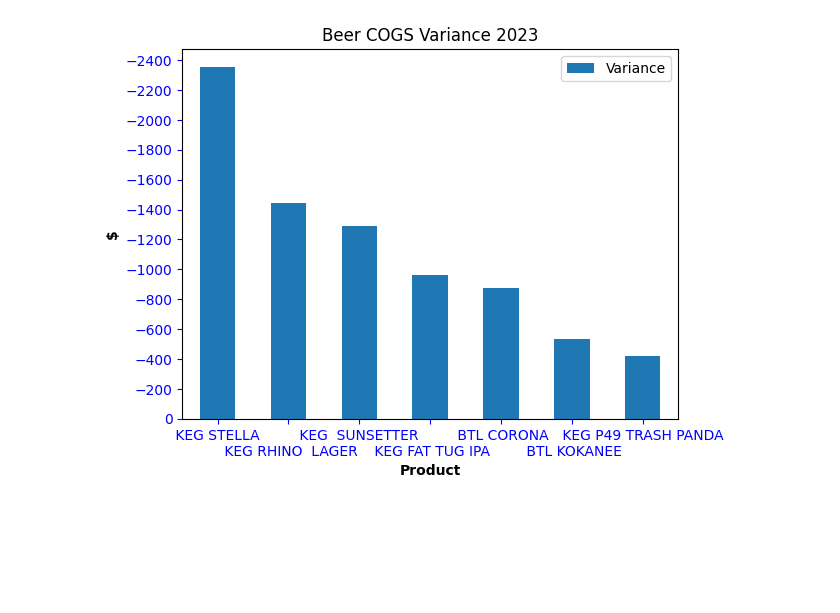
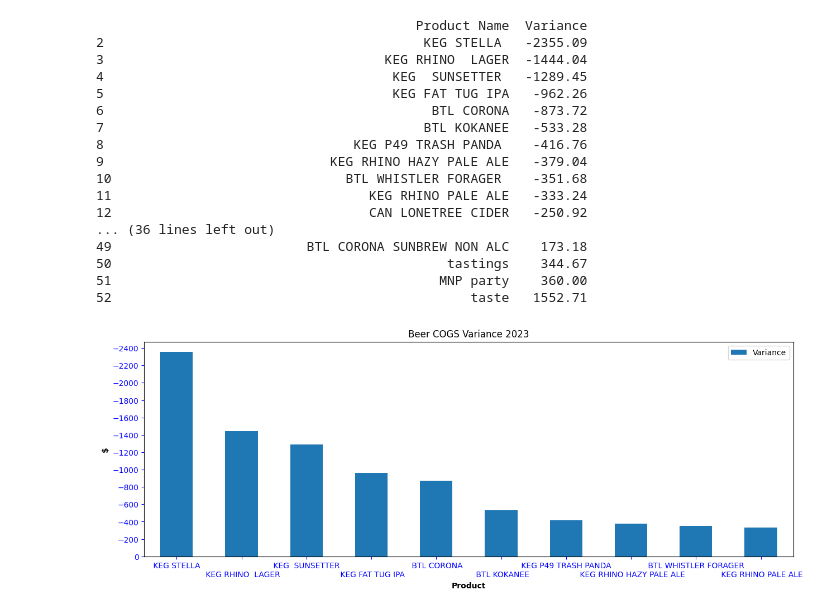
Before and after one commit to Djbraun12/ResturantDataProject, a Jupyter notebook: Document Reader BEER.ipynb, the cells around one changed output. Saved outputs shown, nothing was run; the diff lists cells and outputs as text; code cells hidden in the pictures; blank space fills up the shorter version.

```diff
--- a/Document Reader BEER.ipynb
+++ b/Document Reader BEER.ipynb
@@ -5,40 +5,62 @@ import pandas as pd
 import matplotlib.pyplot as plt
 import numpy as np
 import matplotlib as mpl
-from fuzzywuzzy import fuzz
-from fuzzywuzzy import process
+
 #setting display to see entire dataframe
 pd.set_option('display.max_rows', None)
 #getting the clean document from another file
 %run DocumentCleaner.ipynb
 
 #reading the file into a dataframe
 BDATA = DocClean("BeerYear2023.csv")
 
 #Cleaning data names to make it easier for Ploting
 BDATA['Variance'] = BDATA['Variance'].str.replace(',', '').astype(float)
 BDATA['Product Name'] = BDATA["Product Name"].str.replace("BEER", '')
 BDATA['Product Name'] = BDATA["Product Name"].str.replace("PEACH WHEAT ALE", '')
 BDATA['Product Name'] = BDATA["Product Name"].str.replace("STANLEY PARK", '')
 BDATA['Product Name'] = BDATA["Product Name"].str.replace("ARTOIS", '')
 BDATA['Product Name'] = BDATA["Product Name"].str.replace("SIGNATURE", '')
 BDATA['Product Name'] = BDATA["Product Name"].str.replace("DRIFTWOOD ", '')
 BDATA['Product Name'] = BDATA["Product Name"].str.replace("HAZY IPA CRAFT CASHMERE", '')
 BDATA['Product Name'] = BDATA["Product Name"].str.replace("SEASONAL ", '')
 BDATA['Product Name'] = BDATA["Product Name"].str.replace("GLUTEN FREE PALE ALE", '')
 
+BDATA = BDATA.groupby(BDATA["Product Name"]).agg({"Variance": 'sum'}).sort_values("Variance").reset_index()
+
+BDATA.drop([0,1], axis = 0, inplace = True)
+
 #using matplotlib to plot the dataframe
-ax = BDATA.head(7).plot.bar(x = "Product Name", y = "Variance", rot = 0) #main plot
+ax = BDATA.head(10).plot.bar(x = "Product Name", y = "Variance", rot = 0, figsize = (15, 5)) #main plot
 for tick in ax.xaxis.get_major_ticks()[1::2]: #spacing out the x axis names for better viewing
     tick.set_pad(15)
 ax.set_ylim(ax.get_ylim()[::-1]) #inverting the y axis
 
 
 plt.title("Beer COGS Variance 2023")
 plt.xlabel('Product',fontweight='bold')
 plt.ylabel('$',fontweight='bold')
 plt.tick_params(axis = 'x', labelsize = 10, colors = 'blue')
 plt.tick_params(axis = 'y', labelsize = 10, colors = 'blue')
 plt.locator_params(axis='y', nbins = 20)
+
+print(BDATA)
 # %% [output]
+                                         Product Name  Variance
+2                                         KEG STELLA   -2355.09
+3                                    KEG RHINO  LAGER  -1444.04
+4                                     KEG  SUNSETTER   -1289.45
+5                                     KEG FAT TUG IPA   -962.26
+6                                          BTL CORONA   -873.72
+7                                         BTL KOKANEE   -533.28
+8                                KEG P49 TRASH PANDA    -416.76
+9                             KEG RHINO HAZY PALE ALE   -379.04
+10                              BTL WHISTLER FORAGER    -351.68
+11                                 KEG RHINO PALE ALE   -333.24
+12                                 CAN LONETREE CIDER   -250.92
+... (36 lines left out)
+49                         BTL CORONA SUNBREW NON ALC    173.18
+50                                           tastings    344.67
+51                                          MNP party    360.00
+52                                              taste   1552.71
-[figure, old version]
+[figure, new version]
```
Also changed, not shown: 2 other files.
